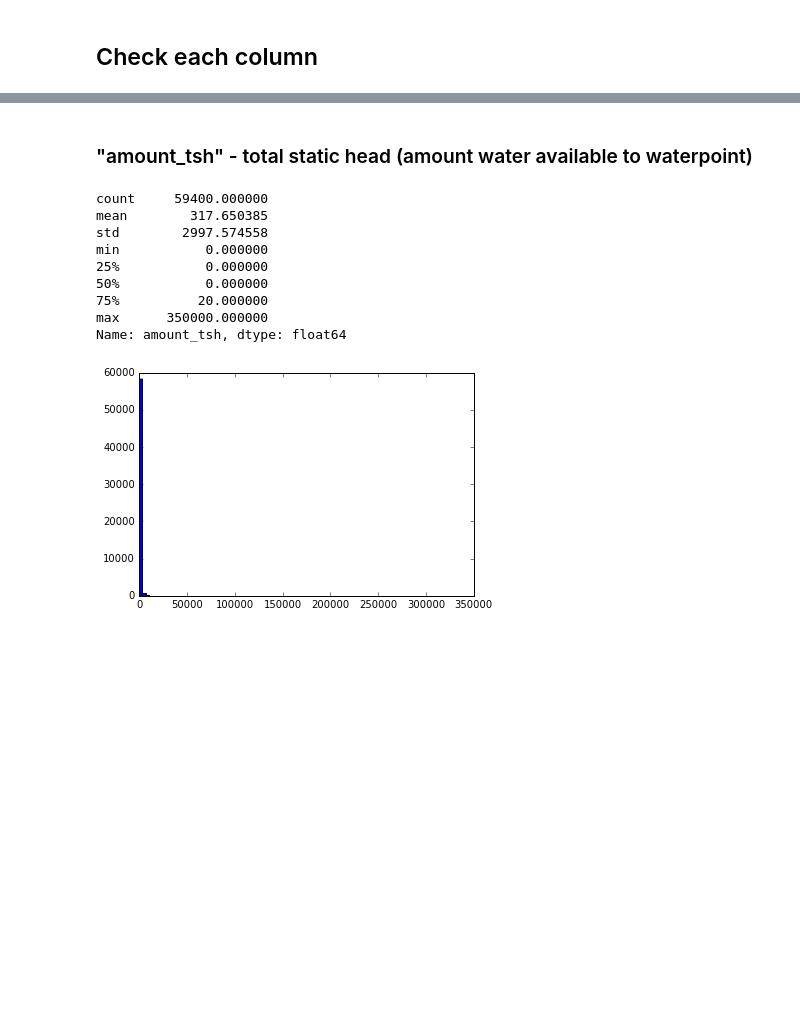
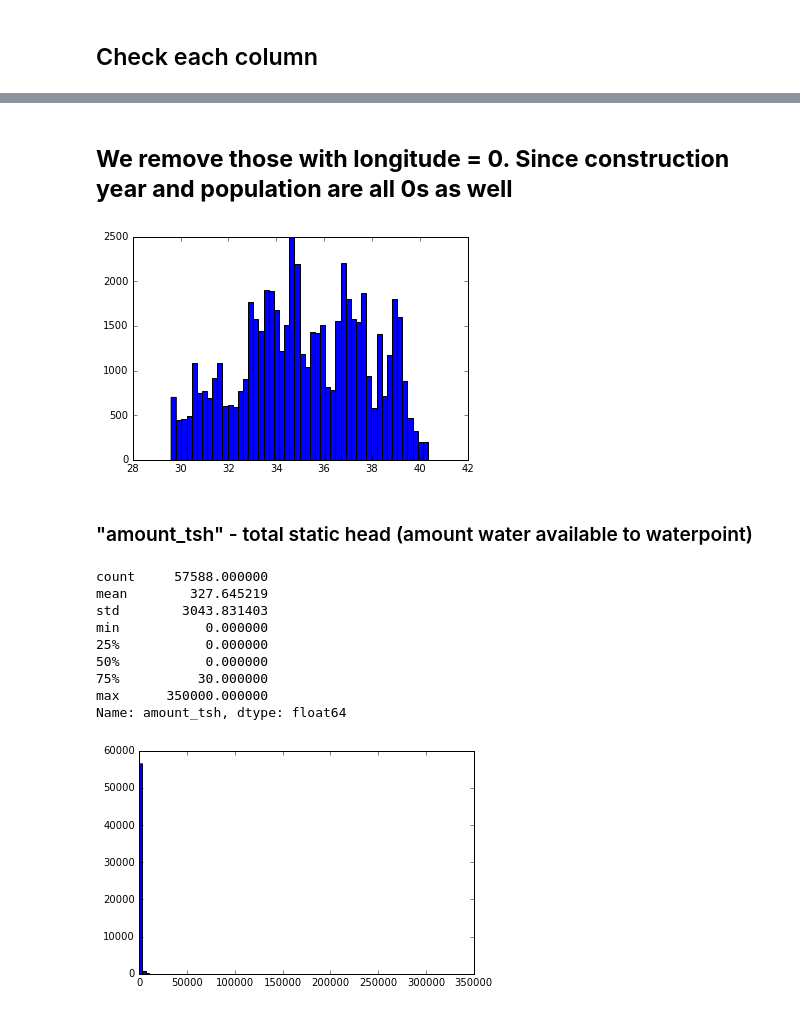
Before and after one commit to liufan2312/ORIE4741-DrivenData-Competition, a Jupyter notebook: Data Cleansing.ipynb, the cells around one changed output, grey strips where cells are left out. Saved outputs shown, nothing was run; the diff lists cells and outputs as text; code cells hidden in the pictures; blank space fills up the shorter version.

```diff
--- a/Data Cleansing.ipynb
+++ b/Data Cleansing.ipynb
@@ -45,15 +69,23 @@ all_data.head()
+# %% [markdown]
+## **We remove those with longitude = 0. Since construction year and population are all 0s as well**
+# %%
+clean_data = all_data[all_data["longitude"] > 0]
+plt.hist(clean_data["longitude"], 50)
+plt.show()
+# %% [output]
+[figure, added]
 # %% [markdown]
 ### "amount_tsh" - total static head (amount water available to waterpoint)
 # %%
-all_data["amount_tsh"].describe()
+clean_data["amount_tsh"].describe()
 # %% [output]
-count     59400.000000
-mean        317.650385
-std        2997.574558
+count     57588.000000
+mean        327.645219
+std        3043.831403
 min           0.000000
 25%           0.000000
 50%           0.000000
-75%          20.000000
+75%          30.000000
 max      350000.000000
 Name: amount_tsh, dtype: float64
 # %%
```
Also changed, not shown: parts of 49 cells of this notebook.
